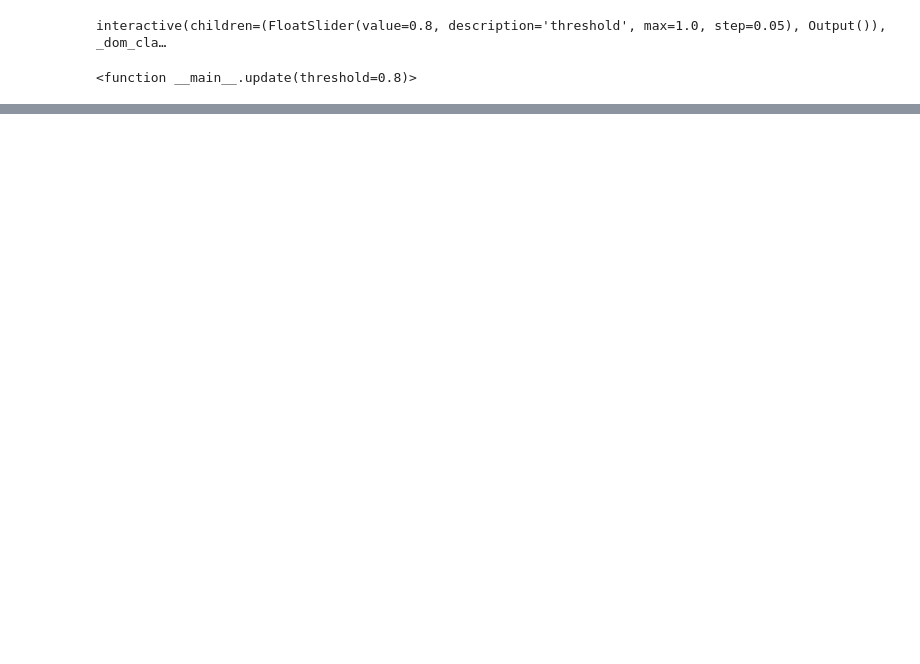
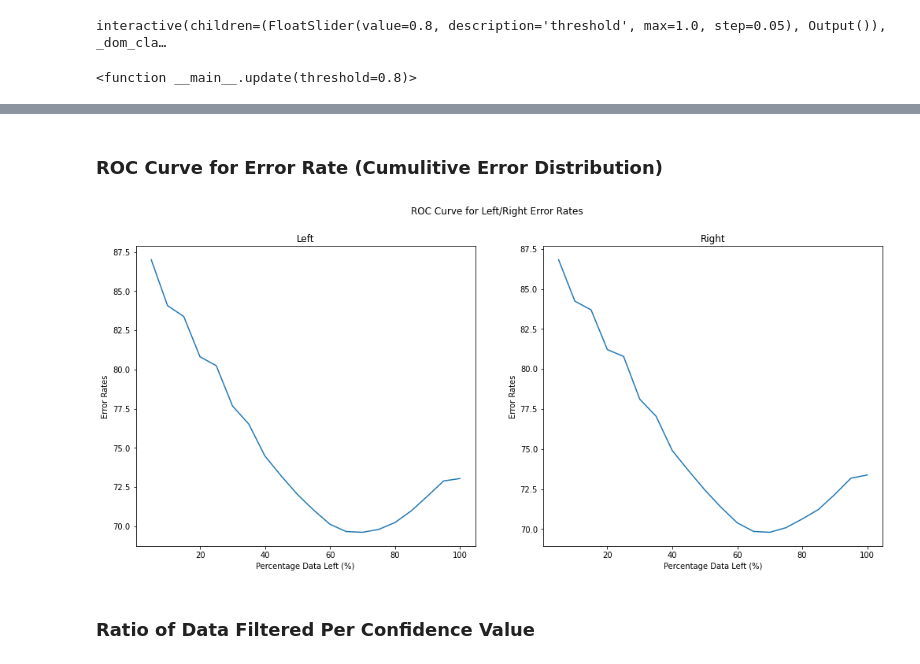
Before and after one commit to ChristianOrr/confidence-measures, a Jupyter notebook: matching_score_measure.ipynb, the cells around one changed output, grey strips where cells are left out. Drawn from its saved outputs; the diff is of its cells as text; code cells hidden in the pictures; blank space fills up the shorter version.

```diff
--- a/matching_score_measure.ipynb
+++ b/matching_score_measure.ipynb
@@ -500,0 +526,21 @@ Evaluating right confidence estimate...
+# %% [markdown]
+### ROC Curve for Error Rate (Cumulitive Error Distribution)
+# %%
+fig, (left_ax, right_ax) = plt.subplots(1, 2, figsize=(17, 7))
+fig.suptitle("ROC Curve for Left/Right Error Rates")
+x_values = [ratio * 100 for ratio in ratio_pixels]
+
+# Left
+left_ax.plot(x_values, left_roc)
+left_ax.set_title("Left")
+left_ax.set(xlabel="Percentage Data Left (%)", ylabel="Error Rates")
+
+# Right
+right_ax.plot(x_values, right_roc)
+right_ax.set_title("Right")
+right_ax.set(xlabel="Percentage Data Left (%)", ylabel="Error Rates")
+plt.show()
+# %% [output]
+[figure, added]
+# %% [markdown]
+### Ratio of Data Filtered Per Confidence Value
```
Also changed, not shown: parts of 18 cells of this notebook.
